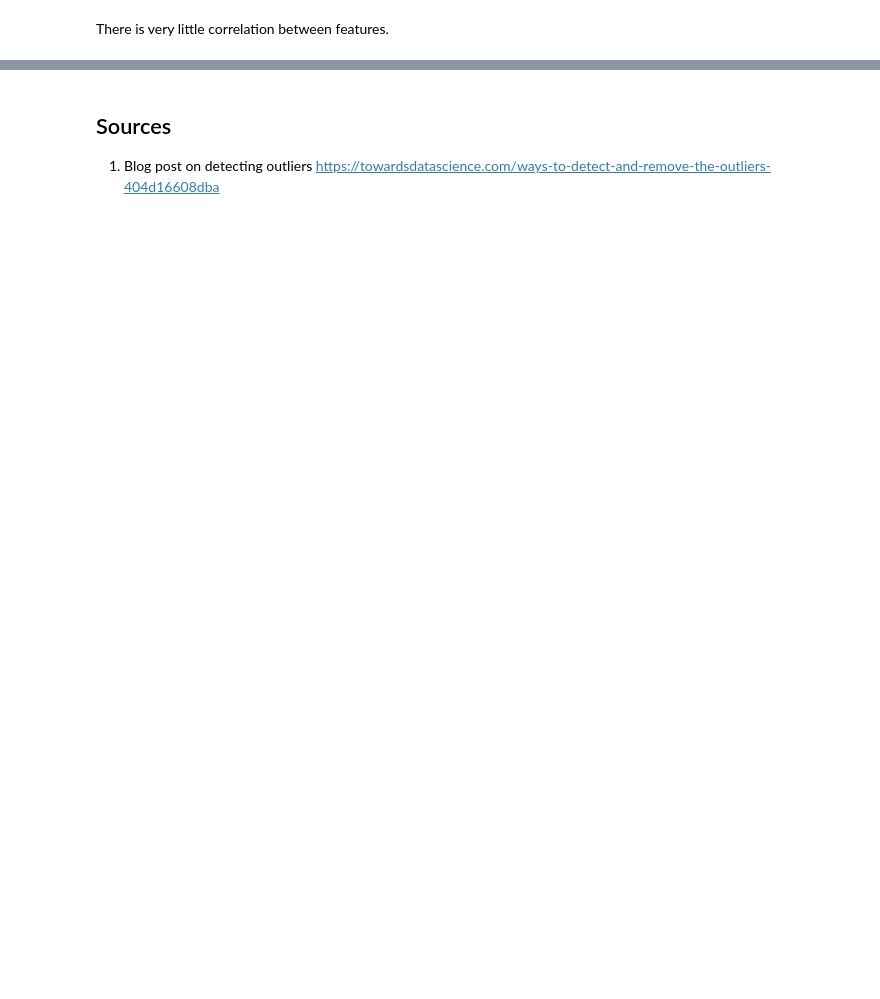
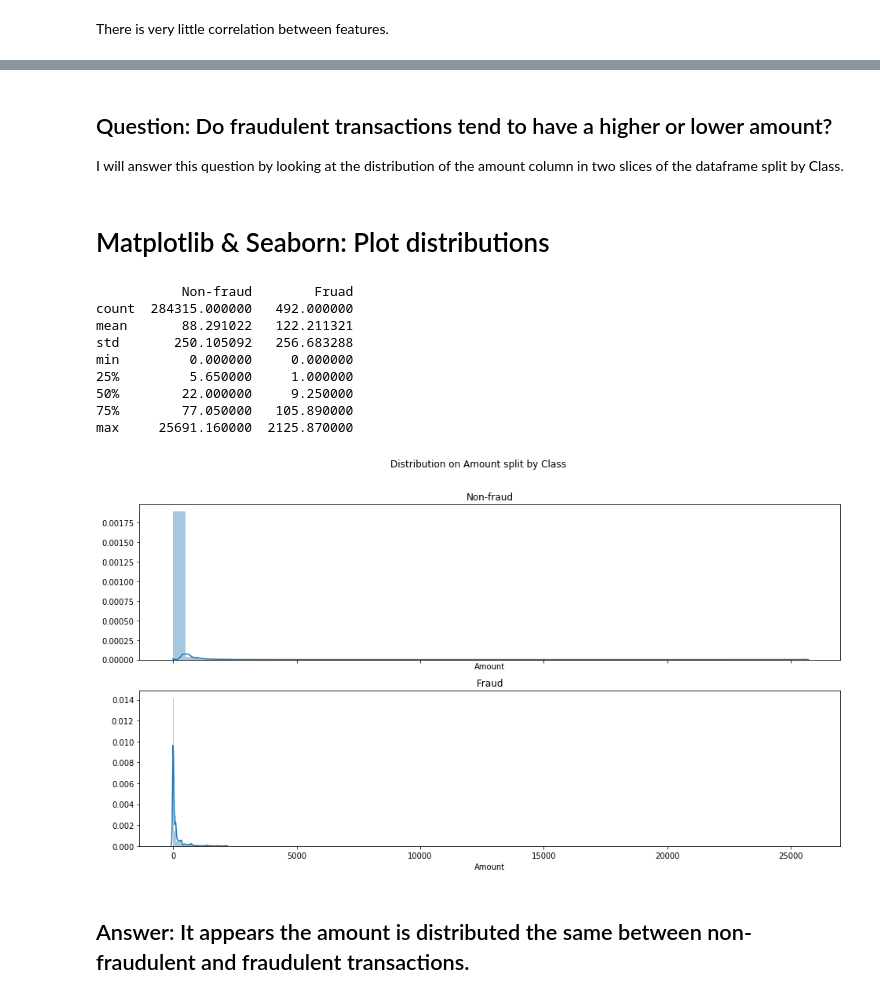
Before and after one commit to georgewillben/Credit-Card-Fraud, a Jupyter notebook: Exploratory_Data_Analysis.ipynb, the cells around one changed output, grey strips where cells are left out. Cells and saved outputs as stored; diff of their text form; code cells hidden in the pictures; blank space fills up the shorter version.

```diff
--- a/Exploratory_Data_Analysis.ipynb
+++ b/Exploratory_Data_Analysis.ipynb
@@ -271,3 +169,45 @@ Total amount of outliers by 1.5 IQR: 137773, %48.558468381466625
-# %% [markdown]
-## Sources
-1) Blog post on detecting outliers https://towardsdatascience.com/ways-to-detect-and-remove-the-outliers-404d16608dba
+# %% [markdown]
+## Question: Do fraudulent transactions tend to have a higher or lower amount?
+I will answer this question by looking at the distribution of the amount column in two slices of the dataframe split by Class.
+# %% [markdown]
+# Matplotlib & Seaborn: Plot distributions
+# %%
+# show distribution of the Amount column when split by Class
+
+# create slices for non-fraud and fraud transactions
+non_fraud = df[df.Class == 0]
+fraud = df[df.Class == 1]
+
+# display measures of central tendancy for both slices' Amount column
+amount_describe = pd.concat([non_fraud.Amount.describe(), fraud.Amount.describe()], axis=1)
+amount_describe.columns=["Non-fraud", "Fruad"]
+print(amount_describe)
+
+# create two subplots
+f, (ax1, ax2) = plt.subplots(2, 1, sharex=True, figsize=(16, 8))
+
+# add title
+f.suptitle("Distribution on Amount split by Class")
+
+# plot non-fraud
+sns.distplot(non_fraud.Amount, ax=ax1)
+ax1.set_title("Non-fraud")
+
+# plot fraud
+sns.distplot(fraud.Amount, ax=ax2)
+ax2.set_title("Fraud")
+
+plt.show()
+# %% [output]
+           Non-fraud        Fruad
+count  284315.000000   492.000000
+mean       88.291022   122.211321
+std       250.105092   256.683288
+min         0.000000     0.000000
+25%         5.650000     1.000000
+50%        22.000000     9.250000
+75%        77.050000   105.890000
+max     25691.160000  2125.870000
+[figure, added]
+# %% [markdown]
+## Answer: It appears the amount is distributed the same between non-fraudulent and fraudulent transactions.
```
Also changed, not shown: parts of 42 cells of this notebook, 12 other files.
